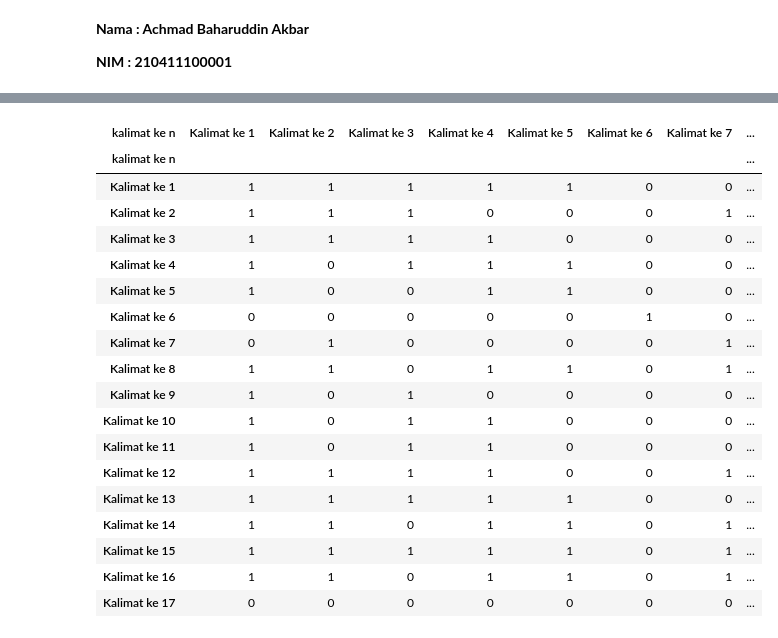
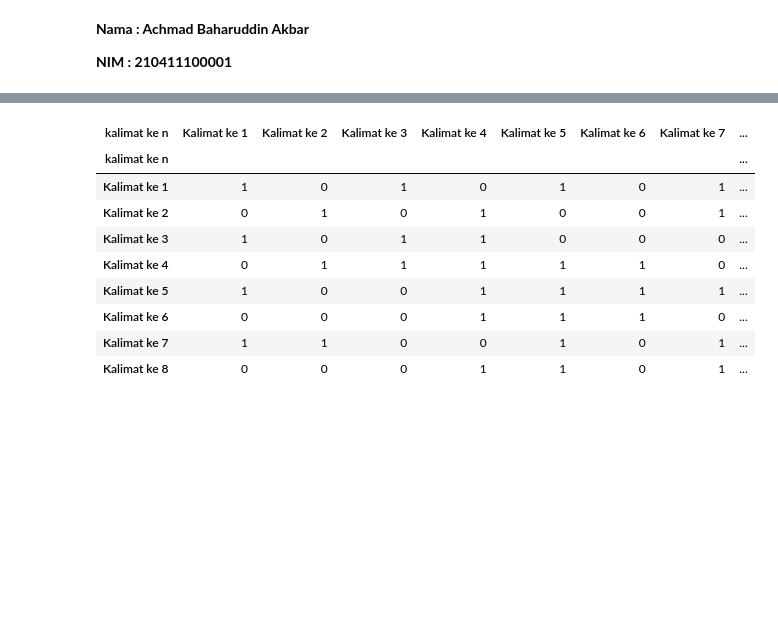
Before and after one commit to achmadbaharuddinakbar/PPW-A, a Jupyter notebook: _sources/tugas-ppw/Tugas4-2.ipynb, the cells around one changed output, grey strips where cells are left out. Drawn from its saved outputs; the diff is of its cells as text; code cells hidden in the pictures; blank space fills up the shorter version.

```diff
--- a/_sources/tugas-ppw/Tugas4-2.ipynb
+++ b/_sources/tugas-ppw/Tugas4-2.ipynb
@@ -47,5 +47,6 @@ df.head()
 # %%
 # mengambil satu sample berita
-sample_berita = df['isi'].iloc[4]
+sample_berita = df['isi'].iloc[7] # 8 kalimat
+# sample_berita = df['isi'].iloc[4]
 print(sample_berita)
 # %% [output]
@@ -292,35 +248,26 @@ jaccard_df
 # %%
 # Tetapkan ambang batas (threshold) 0.7
-threshold = 0.005
+threshold = 0.05
 
 # Buat matriks adjacency: jika cosine similarity >= 0.6, maka 1; jika tidak, maka 0
 adjacency_matrix = np.where(cosine_sim >= threshold, 1, 0)
 
 # Buat dataframe untuk menampilkan matriks adjacency
 adjacency_df = pd.DataFrame(adjacency_matrix, index=result_df['kalimat ke n'], columns=result_df['kalimat ke n'])
 
 # Tampilkan matriks adjacency
 adjacency_df
 # %% [output]
 | kalimat ke n | Kalimat ke 1 | Kalimat ke 2 | Kalimat ke 3 | Kalimat ke 4 | Kalimat ke 5 | Kalimat ke 6 | Kalimat ke 7 | ... |
 | kalimat ke n |  |  |  |  |  |  |  | ... |
-| Kalimat ke 1 | 1 | 1 | 1 | 1 | 1 | 0 | 0 | ... |
-| Kalimat ke 2 | 1 | 1 | 1 | 0 | 0 | 0 | 1 | ... |
-| Kalimat ke 3 | 1 | 1 | 1 | 1 | 0 | 0 | 0 | ... |
-| Kalimat ke 4 | 1 | 0 | 1 | 1 | 1 | 0 | 0 | ... |
-| Kalimat ke 5 | 1 | 0 | 0 | 1 | 1 | 0 | 0 | ... |
-| Kalimat ke 6 | 0 | 0 | 0 | 0 | 0 | 1 | 0 | ... |
-| Kalimat ke 7 | 0 | 1 | 0 | 0 | 0 | 0 | 1 | ... |
-| Kalimat ke 8 | 1 | 1 | 0 | 1 | 1 | 0 | 1 | ... |
-| Kalimat ke 9 | 1 | 0 | 1 | 0 | 0 | 0 | 0 | ... |
-| Kalimat ke 10 | 1 | 0 | 1 | 1 | 0 | 0 | 0 | ... |
-| Kalimat ke 11 | 1 | 0 | 1 | 1 | 0 | 0 | 0 | ... |
-| Kalimat ke 12 | 1 | 1 | 1 | 1 | 0 | 0 | 1 | ... |
-| Kalimat ke 13 | 1 | 1 | 1 | 1 | 1 | 0 | 0 | ... |
-| Kalimat ke 14 | 1 | 1 | 0 | 1 | 1 | 0 | 1 | ... |
-| Kalimat ke 15 | 1 | 1 | 1 | 1 | 1 | 0 | 1 | ... |
-| Kalimat ke 16 | 1 | 1 | 0 | 1 | 1 | 0 | 1 | ... |
-| Kalimat ke 17 | 0 | 0 | 0 | 0 | 0 | 0 | 0 | ... |
+| Kalimat ke 1 | 1 | 0 | 1 | 0 | 1 | 0 | 1 | ... |
+| Kalimat ke 2 | 0 | 1 | 0 | 1 | 0 | 0 | 1 | ... |
+| Kalimat ke 3 | 1 | 0 | 1 | 1 | 0 | 0 | 0 | ... |
+| Kalimat ke 4 | 0 | 1 | 1 | 1 | 1 | 1 | 0 | ... |
+| Kalimat ke 5 | 1 | 0 | 0 | 1 | 1 | 1 | 1 | ... |
+| Kalimat ke 6 | 0 | 0 | 0 | 1 | 1 | 1 | 0 | ... |
+| Kalimat ke 7 | 1 | 1 | 0 | 0 | 1 | 0 | 1 | ... |
+| Kalimat ke 8 | 0 | 0 | 0 | 1 | 1 | 0 | 1 | ... |
 # %%
 # Buat graf dari matriks adjacency
 G = nx.from_numpy_array(adjacency_matrix)
```
Also changed, not shown: parts of 14 cells of this notebook, 16 other files.
